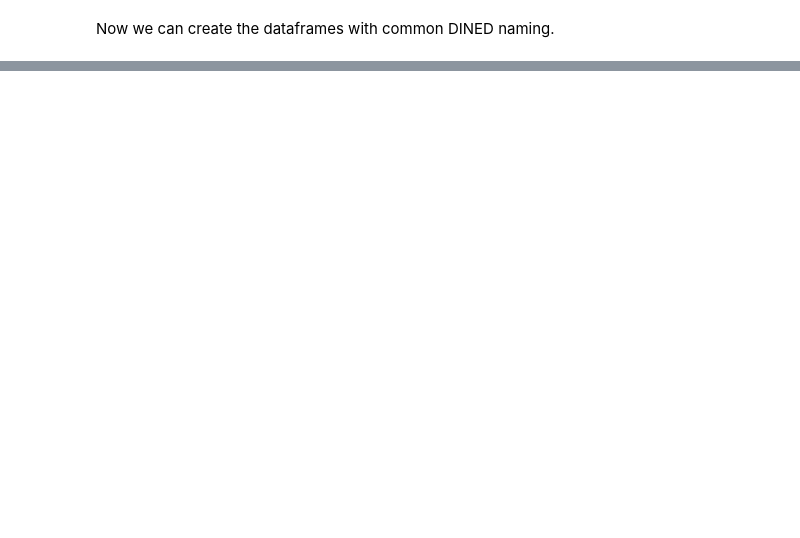
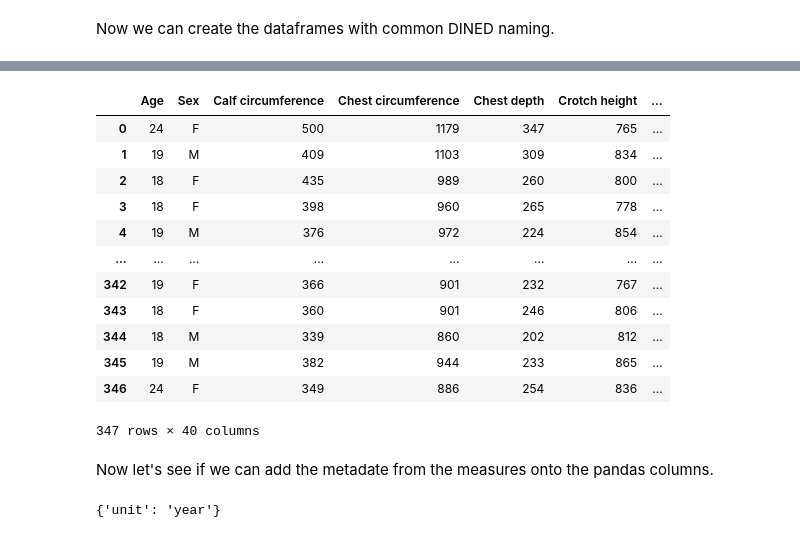
Before and after one commit to dined-io/dyned, a Jupyter notebook: notebooks/ProfilingDifferentStudies.ipynb, the cells around one changed output, grey strips where cells are left out. Cells and saved outputs as stored; diff of their text form; code cells hidden in the pictures; blank space fills up the shorter version.

```diff
--- a/notebooks/ProfilingDifferentStudies.ipynb
+++ b/notebooks/ProfilingDifferentStudies.ipynb
@@ -122,3 +136,9 @@ Measure Collection: DINED Measures
                 Measure: 86 Body Mass Index (BMI) (kg/m2)
 # %% [markdown]
 Now we can create the dataframes with common DINED naming.
+# %%
+df_adu = pd.read_csv("dined2004.csv")
+df_stu = pd.read_csv("delstu2016.csv")
+
+print(df_adu.columns)
+print(df_stu.columns)
@@ -124,0 +165,6 @@ Now we can create the dataframes with common DINED naming.
+# %%
+with open('assets/dined2004_mapping.json') as json_file:
+    mapping_adu = json.load(json_file)
+
+with open('assets/delstu2016_mapping.json') as json_file:
+    mapping_stu = json.load(json_file)
@@ -124,0 +184,10 @@ Now we can create the dataframes with common DINED naming.
+# %%
+def map_names(df, mapping, measure_collection):
+    column_map = {col: measure_collection.get_measure_name(id) for col, id in mapping.items()}
+    drop_columns = set(df.columns) - set(column_map.keys())
+    df_renamed = df.rename( columns=column_map ).drop(columns=drop_columns)
+    return df_renamed
+
+
+df_adu_dined = map_names(df_adu, mapping_adu, measure_collection)
+df_stu_dined = map_names(df_stu, mapping_stu, measure_collection)
@@ -124,0 +210,23 @@ Now we can create the dataframes with common DINED naming.
+# %%
+df_stu_dined
+# %% [output]
+|  | Age | Sex | Calf circumference | Chest circumference | Chest depth | Crotch height | ... |
+| 0 | 24 | F | 500 | 1179 | 347 | 765 | ... |
+| 1 | 19 | M | 409 | 1103 | 309 | 834 | ... |
+| 2 | 18 | F | 435 | 989 | 260 | 800 | ... |
+| 3 | 18 | F | 398 | 960 | 265 | 778 | ... |
+| 4 | 19 | M | 376 | 972 | 224 | 854 | ... |
+| ... | ... | ... | ... | ... | ... | ... | ... |
+| 342 | 19 | F | 366 | 901 | 232 | 767 | ... |
+| 343 | 18 | F | 360 | 901 | 246 | 806 | ... |
+| 344 | 18 | M | 339 | 860 | 202 | 812 | ... |
+| 345 | 19 | M | 382 | 944 | 233 | 865 | ... |
+| 346 | 24 | F | 349 | 886 | 254 | 836 | ... |
+347 rows × 40 columns
+# %% [markdown]
+Now let's see if we can add the metadate from the measures onto the pandas columns.
+# %%
+df_stu_dined.Age.attrs["unit"]="year"
+df_stu_dined.Age.attrs
+# %% [output]
+{'unit': 'year'}
```
Also changed, not shown: parts of 10 cells of this notebook, 3 other files.
